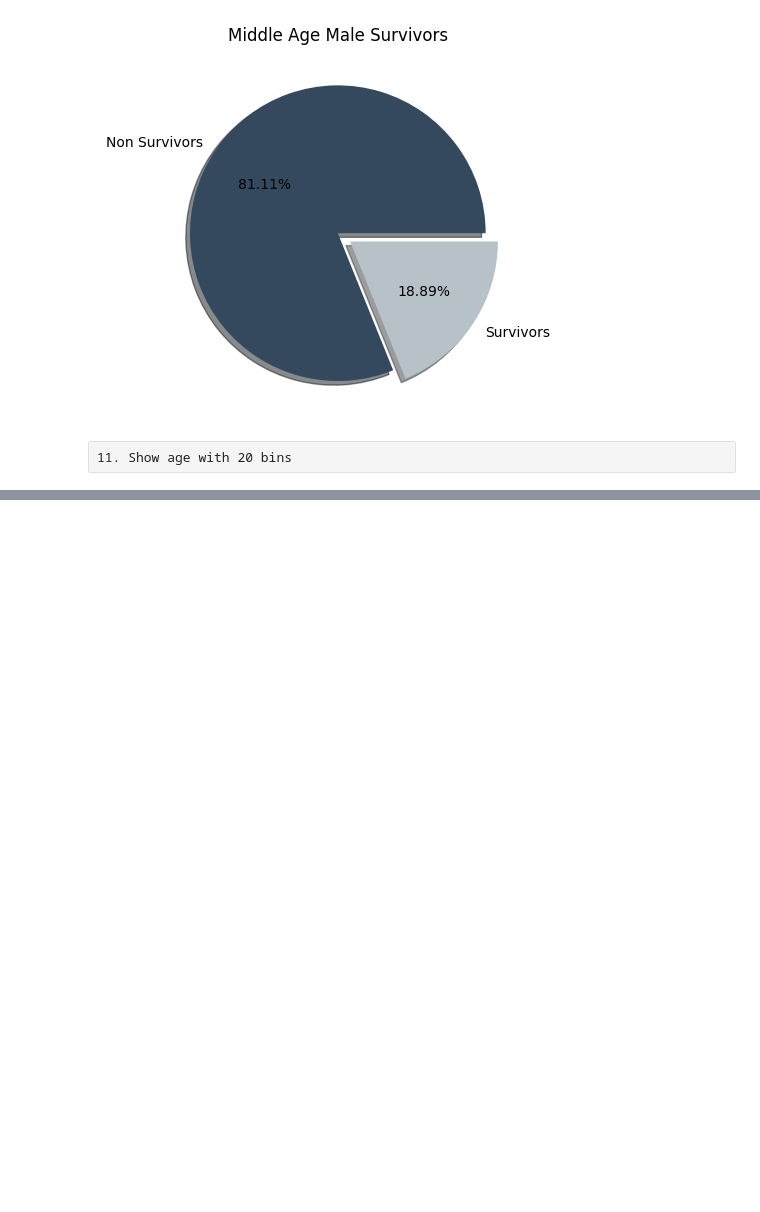
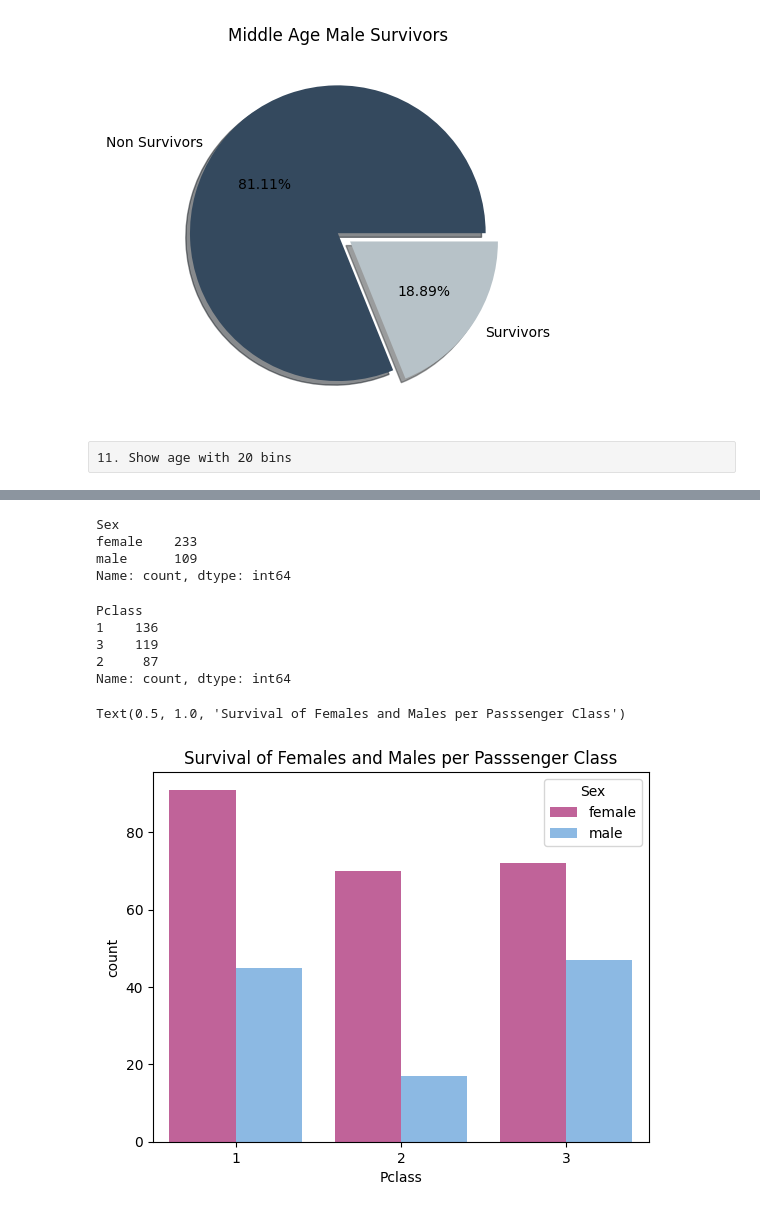
Before and after one commit to deembuvi/Titanic_project, a Jupyter notebook: titanic.ipynb, the cells around one changed output, grey strips where cells are left out. Cells and saved outputs as stored; diff of their text form; code cells hidden in the pictures; blank space fills up the shorter version.

```diff
--- a/titanic.ipynb
+++ b/titanic.ipynb
@@ -496,0 +456,21 @@ print(len(duplicates))
+# %%
+survived_passengers.Sex.value_counts()
+# %% [output]
+Sex
+female    233
+male      109
+Name: count, dtype: int64
+# %%
+survived_passengers.Pclass.value_counts()
+# %% [output]
+Pclass
+1    136
+3    119
+2     87
+Name: count, dtype: int64
+# %%
+sns.countplot(x="Pclass",hue="Sex", data=survived_passengers,palette=["#d0539c","#7ebaf1"])
+plt.title ("Survival of Females and Males per Passsenger Class")
+# %% [output]
+Text(0.5, 1.0, 'Survival of Females and Males per Passsenger Class')
+[figure, added]
```
Also changed, not shown: parts of 25 cells of this notebook.
